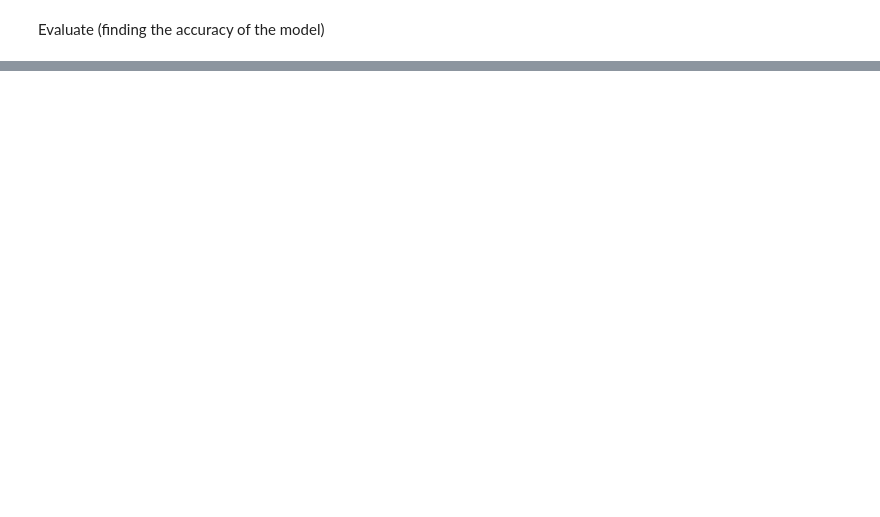
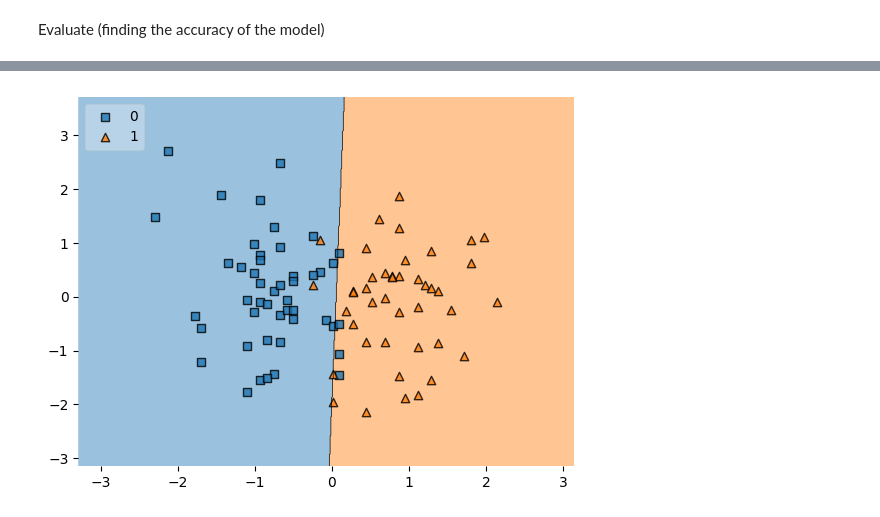
Before and after one commit to PralayeshMukherjee/Machine_Learning, a Jupyter notebook: ToyProject/end-to-end-ml.ipynb, the cells around one changed output, grey strips where cells are left out. Saved outputs shown, nothing was run; the diff lists cells and outputs as text; code cells hidden in the pictures; blank space fills up the shorter version.

```diff
--- a/ToyProject/end-to-end-ml.ipynb
+++ b/ToyProject/end-to-end-ml.ipynb
@@ -162,0 +164,7 @@ print(accuracy_score(y_test,y_pred));#in this function first we need to put the
+# %%
+plot_decision_regions(x_train,y_train.values,clf=clf,legend=2);
+#here I plot the decision boundary by taking four parameters first one is the independent variable training data second one is the dependent variable training data third one is the object of logistic regression class
+# fourth one is the legend which is optional but used for better visualization working of the decision boundary
+#here all the dependent and independent variable should be in numpy array form so I convert the dependent variable into numpy array by using .values() function and independent variable is already in numpy array form because I used StandardScaler function
+# %% [output]
+[figure, added]
```
Also changed, not shown: parts of 6 cells of this notebook.
